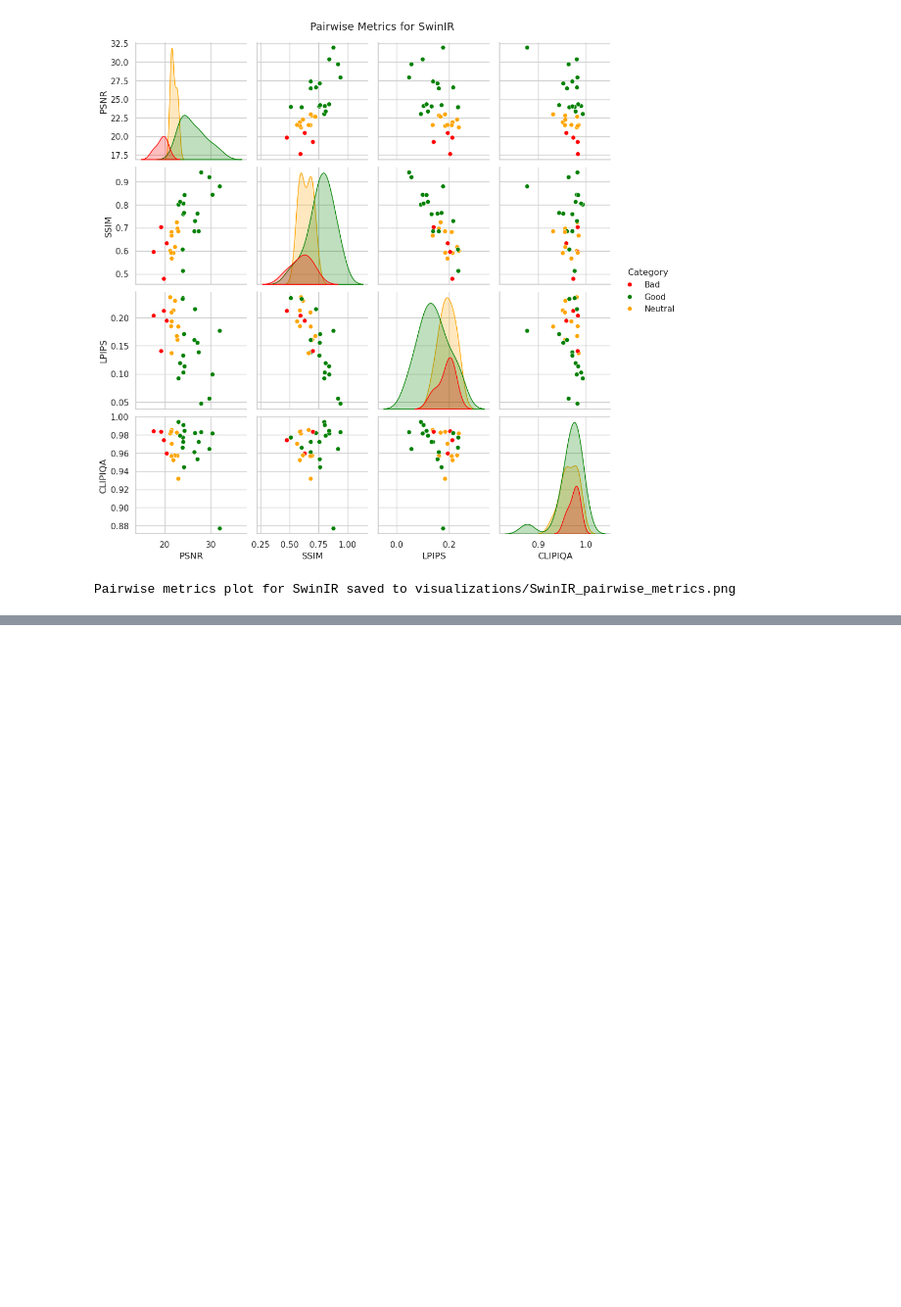
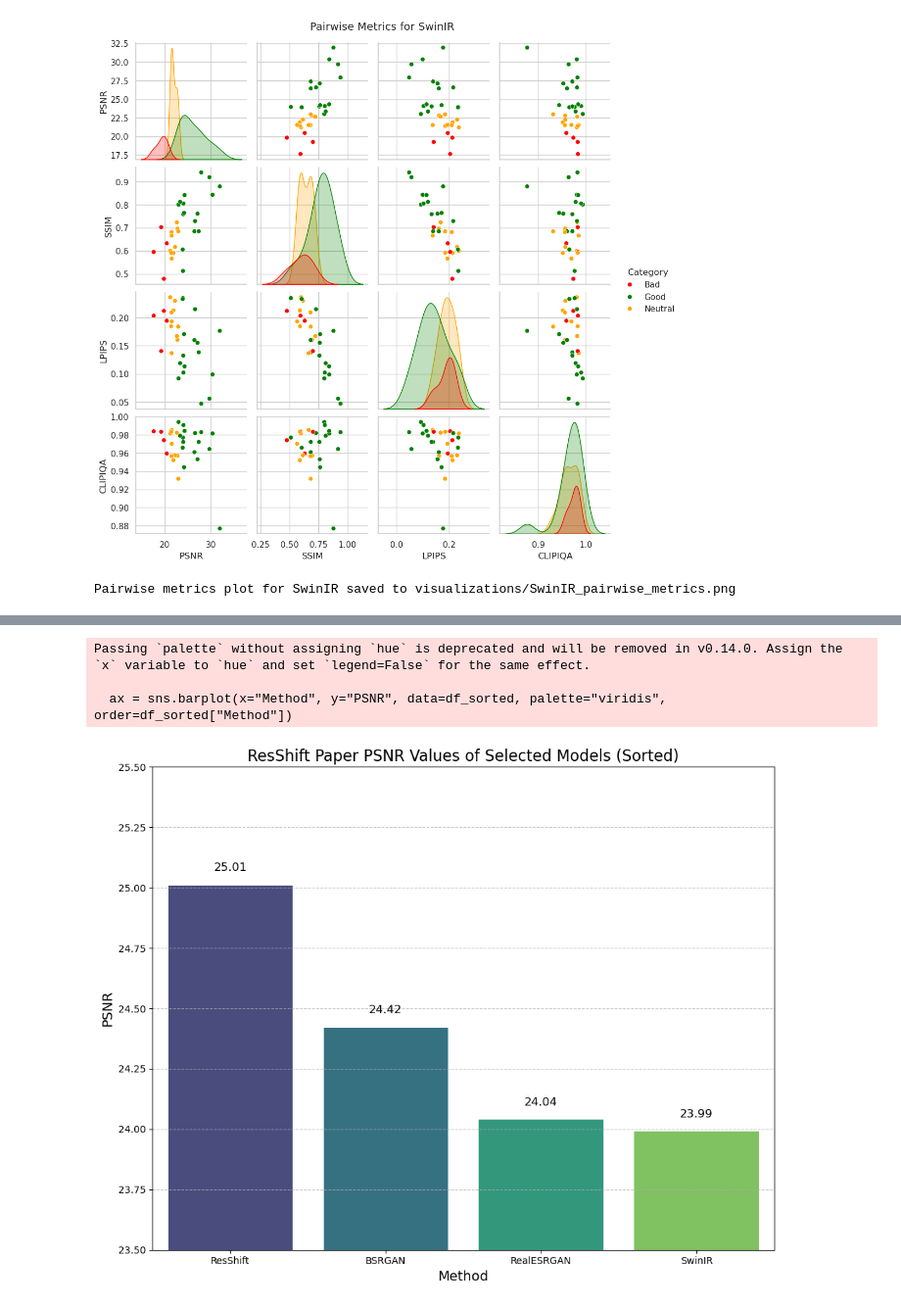
Before and after one commit to hamzafer/super-resolution-color, a Jupyter notebook: metrics.ipynb, the cells around one changed output, grey strips where cells are left out. Shown at 98% size. Drawn from its saved outputs; the diff is of its cells as text; code cells hidden in the pictures; blank space fills up the shorter version.

```diff
--- a/metrics.ipynb
+++ b/metrics.ipynb
@@ -1034,0 +1106,41 @@ Pairwise metrics plot for SwinIR saved to visualizations/SwinIR_pairwise_metrics
+# %%
+import pandas as pd
+import matplotlib.pyplot as plt
+import seaborn as sns
+
+# Data for the selected models
+data = {
+    "Method": ["BSRGAN", "SwinIR", "RealESRGAN", "ResShift"],
+    "PSNR": [24.42, 23.99, 24.04, 25.01]
+}
+
+# Create a DataFrame
+df = pd.DataFrame(data)
+
+# Sort the DataFrame by PSNR in descending order
+df_sorted = df.sort_values(by="PSNR", ascending=False)
+
+# Plot a sorted bar chart with adjustments for better clarity
+plt.figure(figsize=(10, 8))  # Increase height for better clarity
+ax = sns.barplot(x="Method", y="PSNR", data=df_sorted, palette="viridis", order=df_sorted["Method"])
+plt.title("ResShift Paper PSNR Values of Selected Models (Sorted)", fontsize=16)
+plt.xlabel("Method", fontsize=14)
+plt.ylabel("PSNR", fontsize=14)
+
+# Set a narrower y-axis range to highlight differences
+plt.ylim(23.5, 25.5)
+
+# Add grid lines for better readability
+plt.grid(axis='y', linestyle='--', alpha=0.7)
+
+# Add PSNR values on top of the bars
+for i, value in enumerate(df_sorted["PSNR"]):
+    ax.text(i, value + 0.05, f"{value:.2f}", ha="center", va="bottom", fontsize=12)
+
+plt.tight_layout()
+plt.show()
+# %% [output]
+Passing `palette` without assigning `hue` is deprecated and will be removed in v0.14.0. Assign the `x` variable to `hue` and set `legend=False` for the same effect.
+
+  ax = sns.barplot(x="Method", y="PSNR", data=df_sorted, palette="viridis", order=df_sorted["Method"])
+[figure, added]
```
Also changed, not shown: parts of 3 cells of this notebook, 6 other files.
